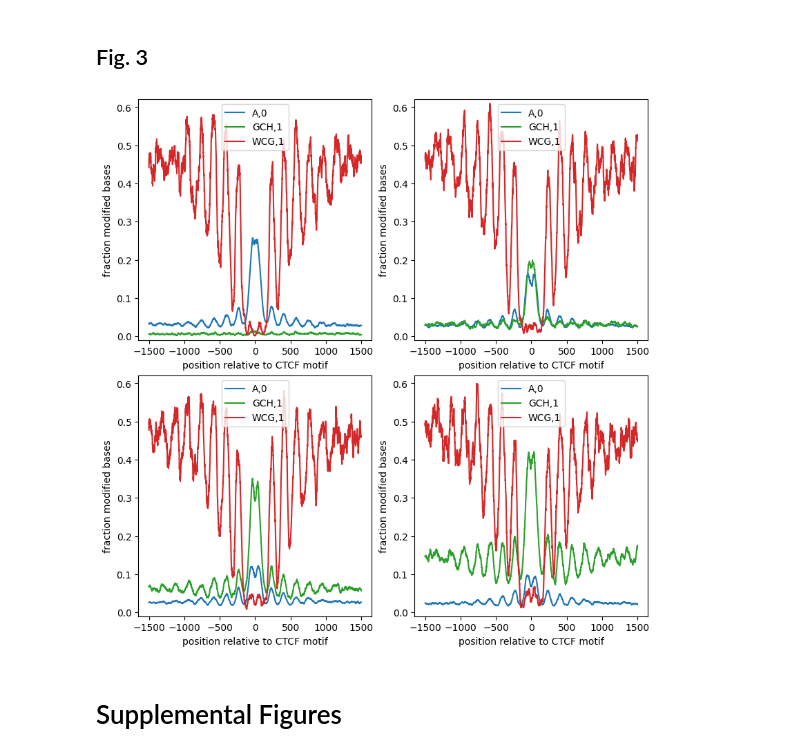
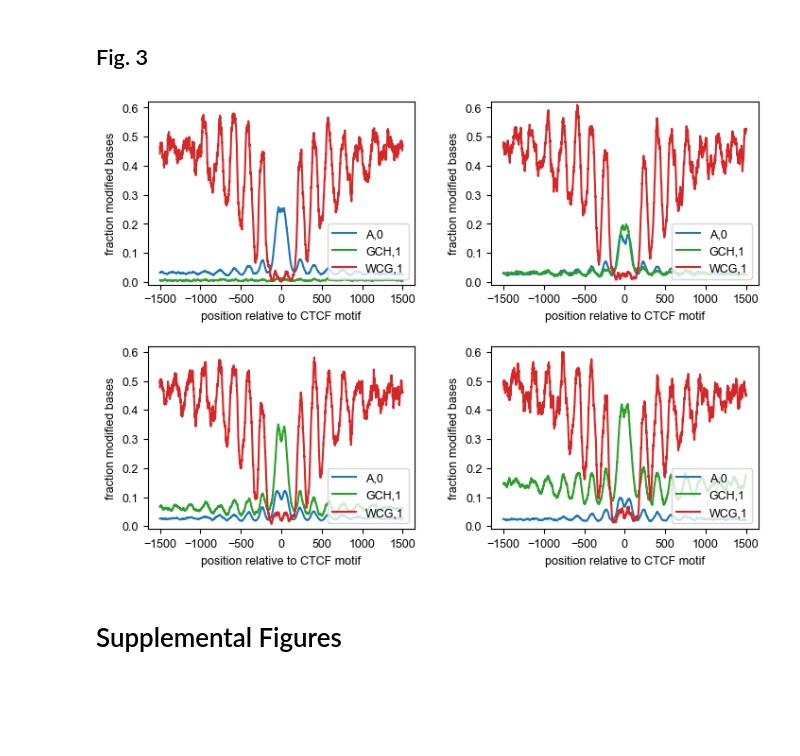
Before and after one commit to streetslab/multimodal-dimelo, a Jupyter notebook: crosstalk_analysis.ipynb, the cells around one changed output. Cells and saved outputs as stored; diff of their text form; code cells hidden in the pictures; blank space fills up the shorter version.

Commit message:
stylesheet; more sensible figure sizes

```diff
--- a/crosstalk_analysis.ipynb
+++ b/crosstalk_analysis.ipynb
@@ -16,6 +16,8 @@ from scipy import stats
 
 import config, plotting
 from dimelo import parse_bam, plot_enrichment_profile, load_processed
+# %%
+plt.style.use("plots.mpstyle")
 # %%
 reference_file = config.raw_data_dir / "chm13v2.0.fa"
 ctcf_bed_file = config.processed_data_dir / "gm12878_ctcf_motif_intersect_chip.top3k.bed"
@@ -84,29 +86,29 @@ No valid base modification threshold provided. Raw probs will be saved.
 # %% [markdown]
 ## Fig. 3
 # %%
-_, axs = plt.subplots(2, 2, figsize=(8, 8), layout="constrained")
+_, axs = plt.subplots(2, 2, figsize=(7, 5), layout="constrained")
 for barcode, ax in zip([13, 11, 10, 12], np.ravel(axs)):
     bam_file = bam_dir / f"barcode{barcode}.bam"
     # TODO: This should be renamed so that there is no risk of overlapping with demuxed files from another dataset; maybe make a subdirectory?
     output_id = f"{bam_file.stem}.{ctcf_bed_file.stem}"
     plot_enrichment_profile.by_modification(
         config.processed_data_dir / f"pileup.{output_id}.thresh75" / "pileup.sorted.bed.gz",
         regions=ctcf_bed_file,
         motifs=["A,0","GCH,1", "WCG,1"],
         window_size=window_size,
         smooth_window=smoothing,
         palette=plotting.default_palette_map,
         ax=ax
     )
     ax.set_xlabel("position relative to CTCF motif")
     ax.set_ylim(y_lim)
-    ax.legend(title="")
+    ax.legend(title="", loc="right")
 
 plt.savefig(config.figure_dir / "crosstalk.plot_enrichment_profile.svg")
 plt.show()
 plt.close()
 # %% [output]
-[figure, old version]
+[figure, new version]
 # %% [markdown]
 # Supplemental Figures
 # %% [markdown]
```
Also changed, not shown: parts of 2 cells of this notebook.
